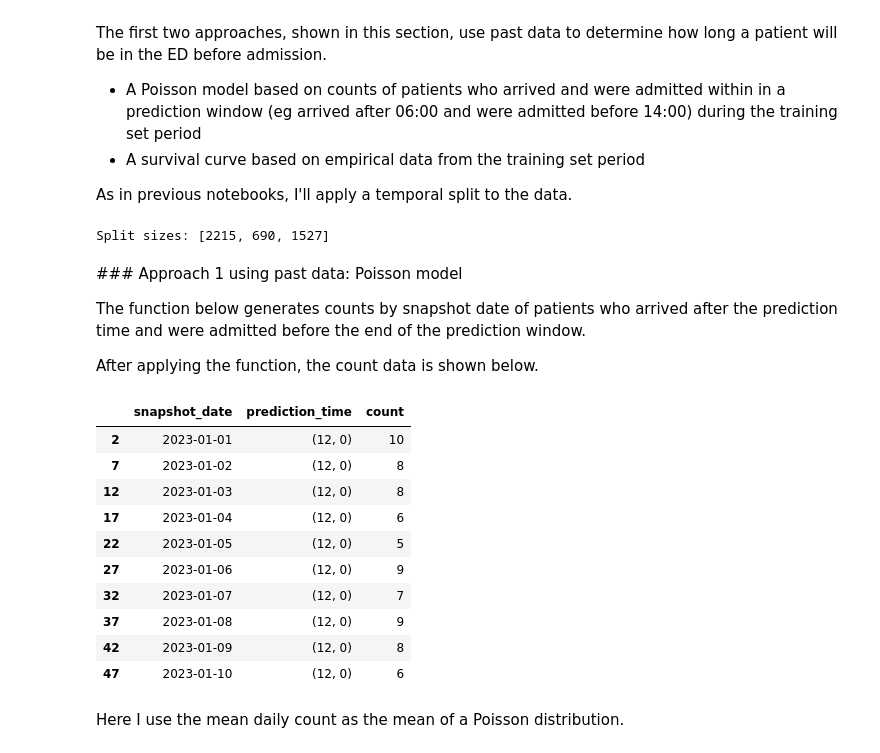
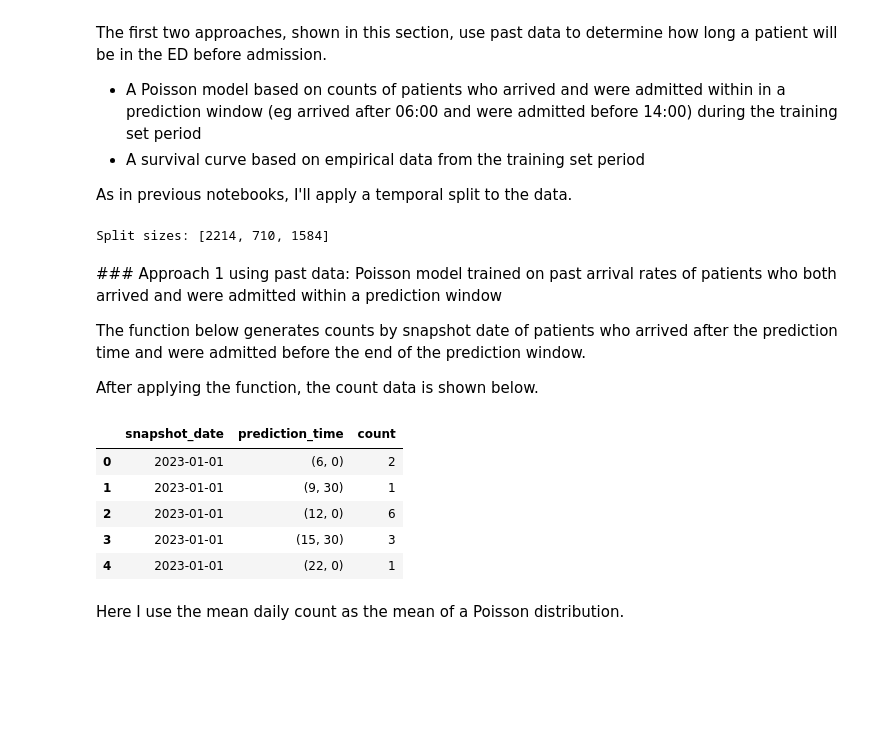
Before and after one commit to UCL-CORU/patientflow, a Jupyter notebook: notebooks/3c_Predict_bed_counts_without_using_patient_snapshots.ipynb, the cells around one changed output. Saved outputs shown, nothing was run; the diff lists cells and outputs as text; code cells hidden in the pictures; blank space fills up the shorter version.

```diff
--- a/notebooks/3c_Predict_bed_counts_without_using_patient_snapshots.ipynb
+++ b/notebooks/3c_Predict_bed_counts_without_using_patient_snapshots.ipynb
@@ -91,7 +95,7 @@ start_test_set = date(2023, 3, 1) # 2 week validation set
 end_test_set = date(2023, 4, 1) # 1 month test set
 
 # create the temporal splits
-train_visits, _, _ = create_temporal_splits(
+train_visits, valid_visits, test_visits = create_temporal_splits(
     inpatient_arrivals,
     start_training_set,
     start_validation_set,
@@ -101,10 +105,10 @@ train_visits, _, _ = create_temporal_splits(
 
 )
 # %% [output]
-Split sizes: [2215, 690, 1527]
+Split sizes: [2214, 710, 1584]
 # %% [markdown]
 
-### Approach 1 using past data: Poisson model
+### Approach 1 using past data: Poisson model trained on past arrival rates of patients who both arrived and were admitted within a prediction window
 
 The function below generates counts by snapshot date of patients who arrived after the prediction time and were admitted before the end of the prediction window.
 
@@ -112,25 +116,20 @@ After applying the function, the count data is shown below.
 # %%
 from patientflow.calculate.arrival_rates import count_yet_to_arrive
 
 prediction_times = [(6,0), (9,30), (12, 0), (15,30), (22,0)]
 
-yet_to_arrive_counts = count_yet_to_arrive(train_visits,
+yet_to_arrive_counts = count_yet_to_arrive(inpatient_arrivals,
                                            snapshot_dates,
                                            prediction_times,
                                            prediction_window_hours=8)
-yet_to_arrive_counts[yet_to_arrive_counts['prediction_time'] == (12, 0)].head(10)
+yet_to_arrive_counts.head()
 # %% [output]
 |  | snapshot_date | prediction_time | count |
-| 2 | 2023-01-01 | (12, 0) | 10 |
-| 7 | 2023-01-02 | (12, 0) | 8 |
-| 12 | 2023-01-03 | (12, 0) | 8 |
-| 17 | 2023-01-04 | (12, 0) | 6 |
-| 22 | 2023-01-05 | (12, 0) | 5 |
-| 27 | 2023-01-06 | (12, 0) | 9 |
-| 32 | 2023-01-07 | (12, 0) | 7 |
-| 37 | 2023-01-08 | (12, 0) | 9 |
-| 42 | 2023-01-09 | (12, 0) | 8 |
-| 47 | 2023-01-10 | (12, 0) | 6 |
+| 0 | 2023-01-01 | (6, 0) | 2 |
+| 1 | 2023-01-01 | (9, 30) | 1 |
+| 2 | 2023-01-01 | (12, 0) | 6 |
+| 3 | 2023-01-01 | (15, 30) | 3 |
+| 4 | 2023-01-01 | (22, 0) | 1 |
 # %% [markdown]
 Here I use the mean daily count as the mean of a Poisson distribution.
 # %%
```
Also changed, not shown: parts of 24 cells of this notebook, 4 other files.
